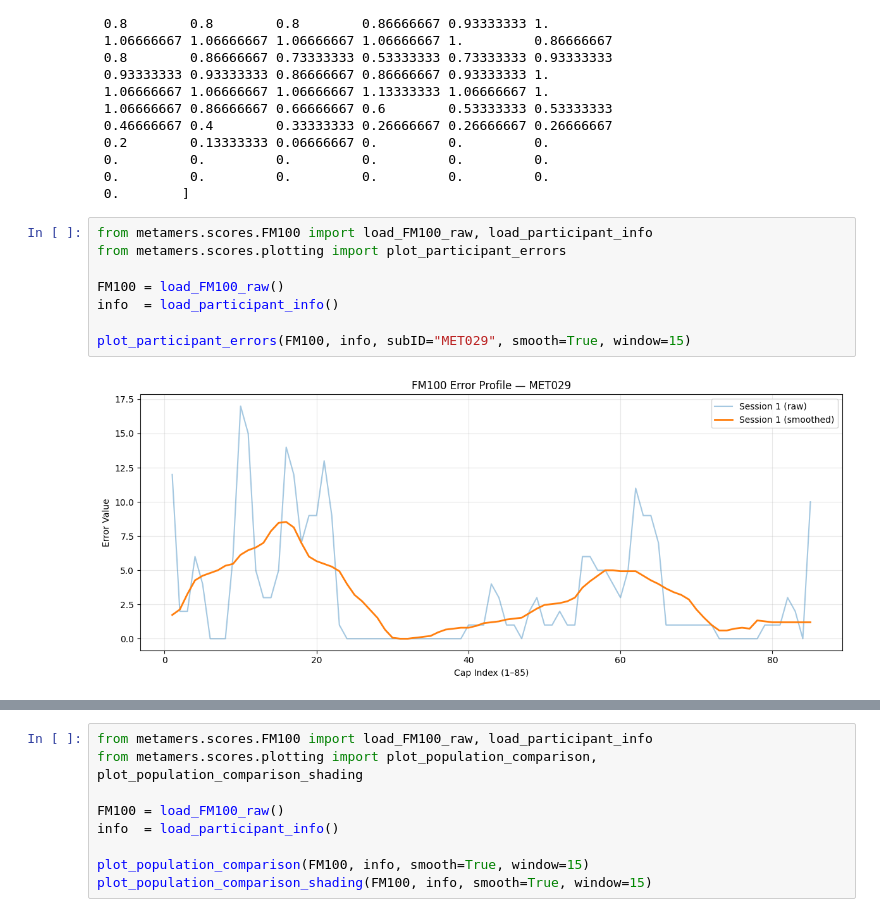
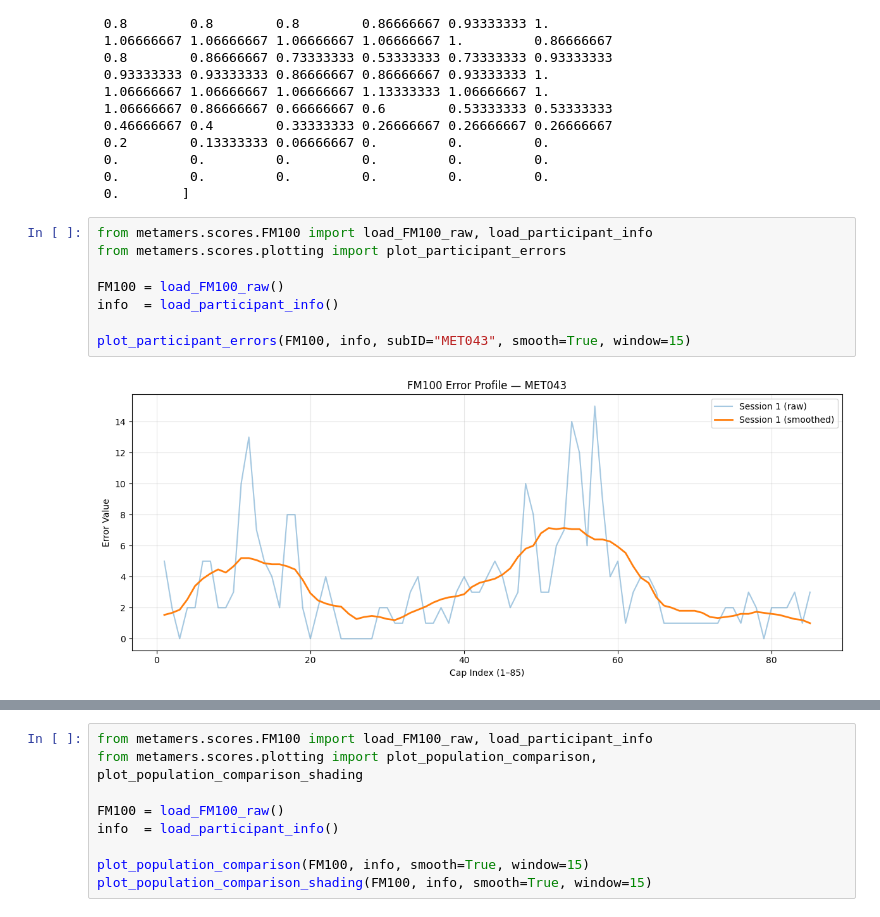
Before and after one commit to zevaz13/Metamers_python, a Jupyter notebook: testFM100.ipynb, the cells around one changed output, grey strips where cells are left out. Cells and saved outputs as stored; diff of their text form.

```diff
--- a/testFM100.ipynb
+++ b/testFM100.ipynb
@@ -133,13 +133,13 @@ MET000 1 CTR
 # %%
 from metamers.scores.FM100 import load_FM100_raw, load_participant_info
 from metamers.scores.plotting import plot_participant_errors
 
 FM100 = load_FM100_raw()
 info  = load_participant_info()
 
-plot_participant_errors(FM100, info, subID="MET029", smooth=True, window=15)
+plot_participant_errors(FM100, info, subID="MET043", smooth=True, window=15)
 # %% [output]
-[figure, old version]
+[figure, new version]
 # %%
 from metamers.scores.FM100 import load_FM100_raw, load_participant_info
 from metamers.scores.plotting import plot_group_errors
```
Also changed, not shown: parts of 2 cells of this notebook, 23 other files.
